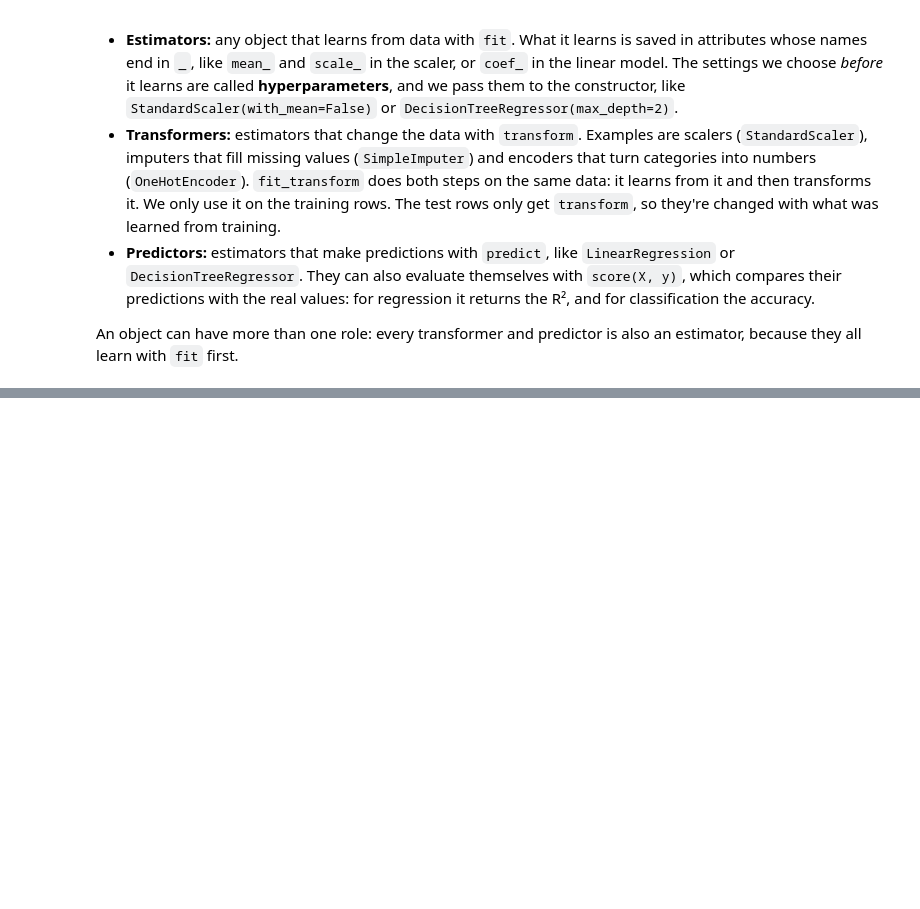
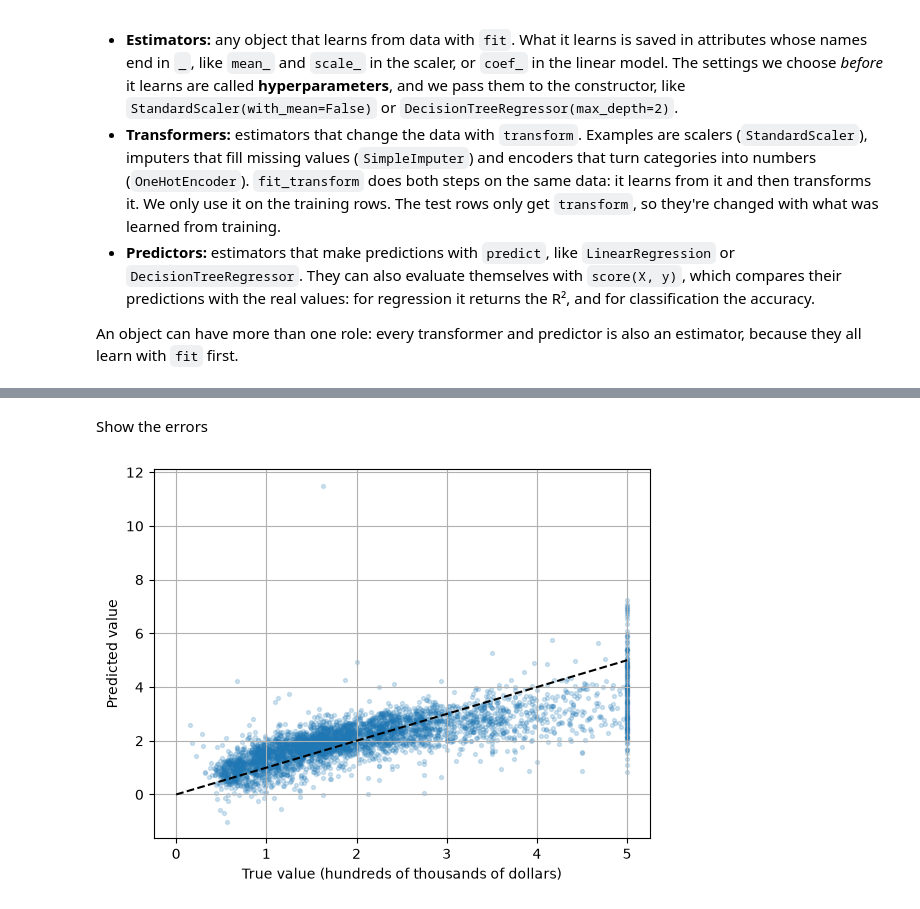
Before and after one commit to NainIglesias/supervised-learning, a Jupyter notebook: california_by_hand.ipynb, the cells around one changed output, grey strips where cells are left out. Cells and saved outputs as stored; diff of their text form; code cells hidden in the pictures; blank space fills up the shorter version.

```diff
--- a/california_by_hand.ipynb
+++ b/california_by_hand.ipynb
@@ -266,0 +274,17 @@ An object can have more than one role: every transformer and predictor is also a
+# %%
+from sklearn.metrics import mean_absolute_error, r2_score, root_mean_squared_error
+
+y_train_predicted = model.predict(X_train_scaled)
+y_test_predicted = model.predict(X_test_scaled)
+
+def error_measures(y_true, y_predicted):
+    return {
+            'MAE ($)': 100_000 * mean_absolute_error(y_true, y_predicted),
+            'RMSE ($)': 100_000 * root_mean_squared_error(y_true, y_predicted),
+            'R2': r2_score(y_true, y_predicted),
+            }
+
+pd.DataFrame({
+    'y train': error_measures(y_train, y_train_predicted),
+    'y test': error_measures(y_test, y_test_predicted)
+    }).round(3)
@@ -266,0 +313,11 @@ An object can have more than one role: every transformer and predictor is also a
+# %% [markdown]
+Show the errors
+# %%
+plt.scatter(y_test, y_test_predicted, alpha=0.2, s=8)
+plt.plot([0,5], [0,5], 'k--')
+plt.xlabel('True value (hundreds of thousands of dollars)')
+plt.ylabel('Predicted value')
+plt.grid(True)
+plt.show()
+# %% [output]
+[figure, added]
```
Also changed, not shown: parts of 7 cells of this notebook, 1 other file.
